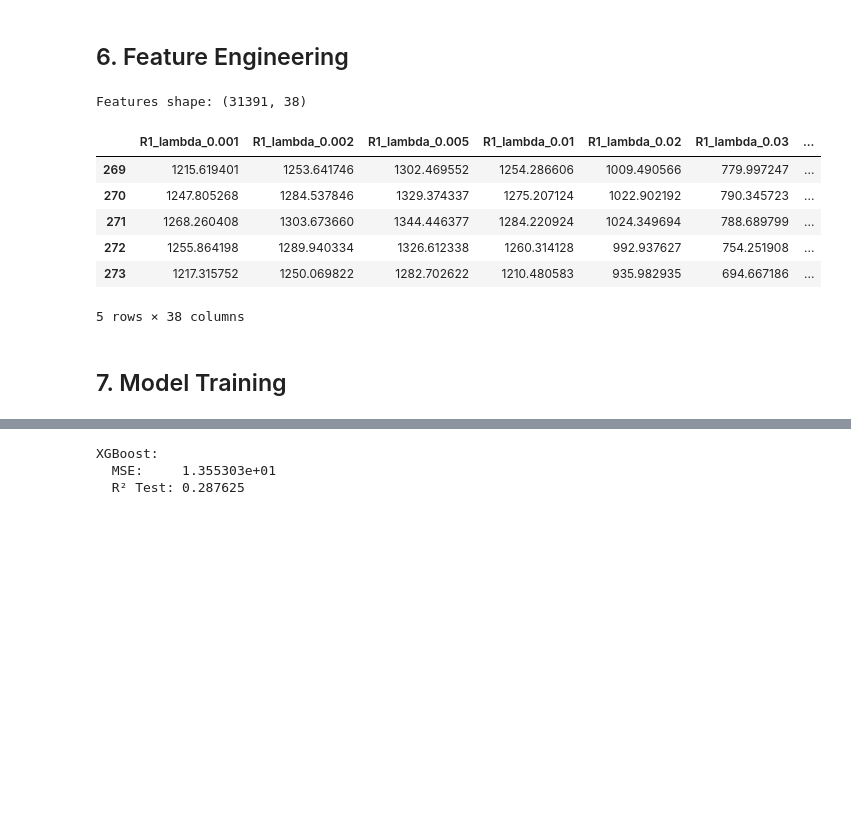
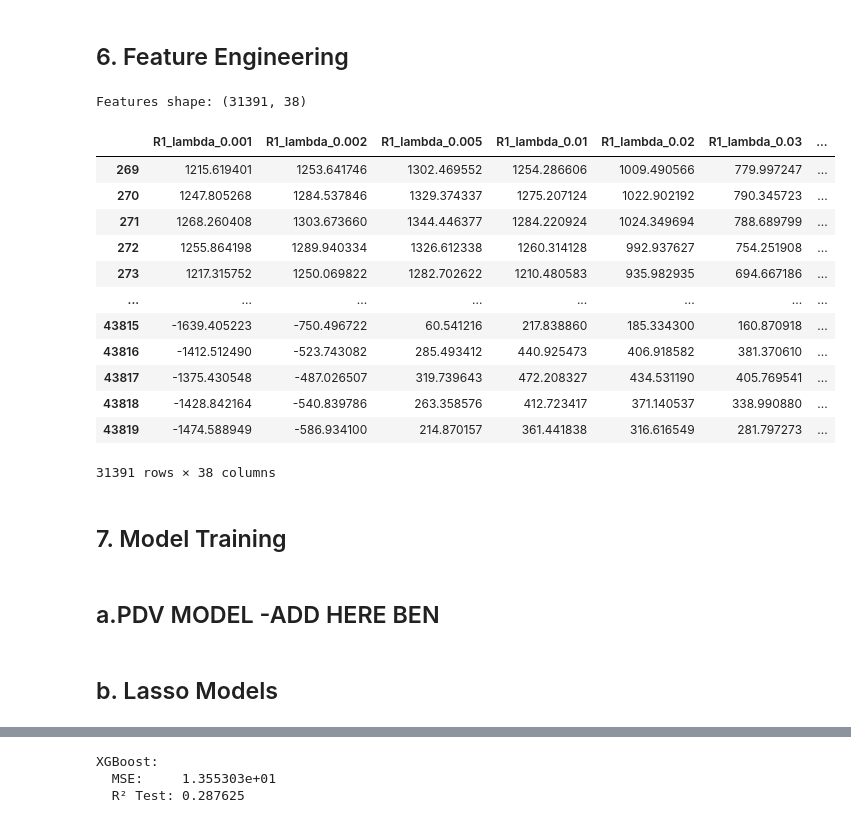
Before and after one commit to bea228/ISE-364, a Jupyter notebook: volatility_ml_project.ipynb, the cells around one changed output, grey strips where cells are left out. Drawn from its saved outputs; the diff is of its cells as text; code cells hidden in the pictures; blank space fills up the shorter version.

```diff
--- a/volatility_ml_project.ipynb
+++ b/volatility_ml_project.ipynb
@@ -148,6 +148,7 @@ def remove_all_consecutive_duplicates(df):
 
 
 def clean_ohlc_data(raw_data):
+
     data = raw_data.copy()
 
     # Set DateTime as index
@@ -166,7 +167,7 @@ def clean_ohlc_data(raw_data):
     combined_df = remove_duplicate_timestamps(combined_df)
 
     # Remove consecutive duplicates and flat bars
-    cleaned_data = def remove_all_consecutive_duplicates(combined_df)
+    cleaned_data =  remove_all_consecutive_duplicates(combined_df)
 
     print(f"Final cleaned data: {len(cleaned_data):,} rows")
 
@@ -511,35 +438,45 @@ def compute_exponential_weighted_features(log_returns, log_returns_squared, lamb
 # %%
 # Prepare data for feature engineering
 df = rvol_data.copy()
 df = df.dropna(subset=[vol_title])
 
 # Compute annualized log returns
 annualization_factor = np.sqrt(365 * 24 * 60) * 100
 df['Log_returns'] = df['Log_Returns_global'] * annualization_factor
 df['Log_returns_squared'] = df['Log_returns'] ** 2
 
 # Compute exponentially-weighted features
 features_df = compute_exponential_weighted_features(
     df['Log_returns'],
     df['Log_returns_squared'],
     LAMBDA_GRID
 )
 
 # Remove burn-in period
 features_df = features_df[MAX_LAG:]
 
 print(f"Features shape: {features_df.shape}")
-features_df.head()
+features_df
 # %% [output]
 Features shape: (31391, 38)
 |  | R1_lambda_0.001 | R1_lambda_0.002 | R1_lambda_0.005 | R1_lambda_0.01 | R1_lambda_0.02 | R1_lambda_0.03 | ... |
 | 269 | 1215.619401 | 1253.641746 | 1302.469552 | 1254.286606 | 1009.490566 | 779.997247 | ... |
 | 270 | 1247.805268 | 1284.537846 | 1329.374337 | 1275.207124 | 1022.902192 | 790.345723 | ... |
 | 271 | 1268.260408 | 1303.673660 | 1344.446377 | 1284.220924 | 1024.349694 | 788.689799 | ... |
 | 272 | 1255.864198 | 1289.940334 | 1326.612338 | 1260.314128 | 992.937627 | 754.251908 | ... |
 | 273 | 1217.315752 | 1250.069822 | 1282.702622 | 1210.480583 | 935.982935 | 694.667186 | ... |
+| ... | ... | ... | ... | ... | ... | ... | ... |
+| 43815 | -1639.405223 | -750.496722 | 60.541216 | 217.838860 | 185.334300 | 160.870918 | ... |
+| 43816 | -1412.512490 | -523.743082 | 285.493412 | 440.925473 | 406.918582 | 381.370610 | ... |
+| 43817 | -1375.430548 | -487.026507 | 319.739643 | 472.208327 | 434.531190 | 405.769541 | ... |
+| 43818 | -1428.842164 | -540.839786 | 263.358576 | 412.723417 | 371.140537 | 338.990880 | ... |
+| 43819 | -1474.588949 | -586.934100 | 214.870157 | 361.441838 | 316.616549 | 281.797273 | ... |
-5 rows × 38 columns
+31391 rows × 38 columns
 # %% [markdown]
 ## 7. Model Training
+# %% [markdown]
+## a.PDV MODEL -ADD HERE BEN
+# %% [markdown]
+## b. Lasso Models
 # %%
 def train_lasso_models(features, target, test_size=0.3, alpha=0.1):
```
Also changed, not shown: parts of 9 cells of this notebook, 15 other files.
